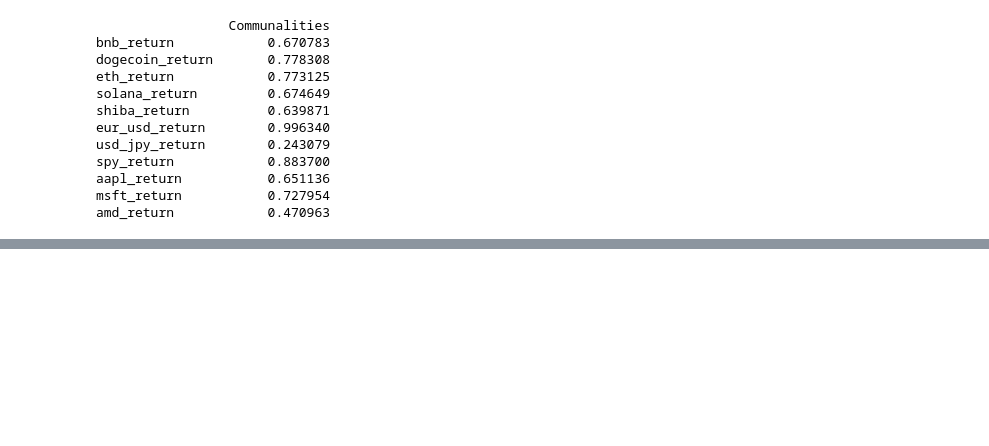
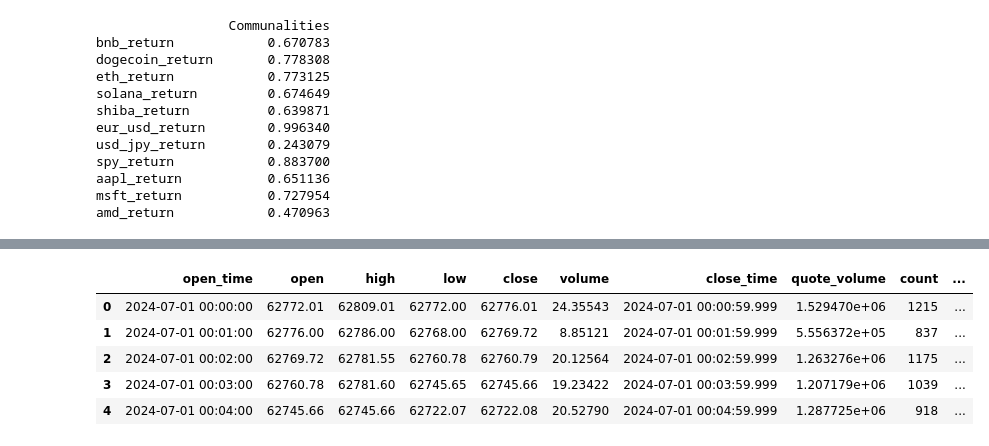
Before and after one commit to outfox330/ML_Models_on_Time_Series, a Jupyter notebook: BTC_FORECAST.ipynb, the cells around one changed output, grey strips where cells are left out. Drawn from its saved outputs; the diff is of its cells as text; code cells hidden in the pictures; blank space fills up the shorter version.

```diff
--- a/BTC_FORECAST.ipynb
+++ b/BTC_FORECAST.ipynb
@@ -926,0 +939,11 @@ for symbol in ['BTCUSDT', 'ETHUSDT', 'LINKUSTD']:
+# %%
+df['open_time'] = pd.to_datetime(df['open_time'], unit='ms')
+df['close_time'] = pd.to_datetime(df['close_time'], unit='ms')
+df.head()
+# %% [output]
+|  | open_time | open | high | low | close | volume | close_time | quote_volume | count | ... |
+| 0 | 2024-07-01 00:00:00 | 62772.01 | 62809.01 | 62772.00 | 62776.01 | 24.35543 | 2024-07-01 00:00:59.999 | 1.529470e+06 | 1215 | ... |
+| 1 | 2024-07-01 00:01:00 | 62776.00 | 62786.00 | 62768.00 | 62769.72 | 8.85121 | 2024-07-01 00:01:59.999 | 5.556372e+05 | 837 | ... |
+| 2 | 2024-07-01 00:02:00 | 62769.72 | 62781.55 | 62760.78 | 62760.79 | 20.12564 | 2024-07-01 00:02:59.999 | 1.263276e+06 | 1175 | ... |
+| 3 | 2024-07-01 00:03:00 | 62760.78 | 62781.60 | 62745.65 | 62745.66 | 19.23422 | 2024-07-01 00:03:59.999 | 1.207179e+06 | 1039 | ... |
+| 4 | 2024-07-01 00:04:00 | 62745.66 | 62745.66 | 62722.07 | 62722.08 | 20.52790 | 2024-07-01 00:04:59.999 | 1.287725e+06 | 918 | ... |
```
Also changed, not shown: parts of 4 cells of this notebook.
